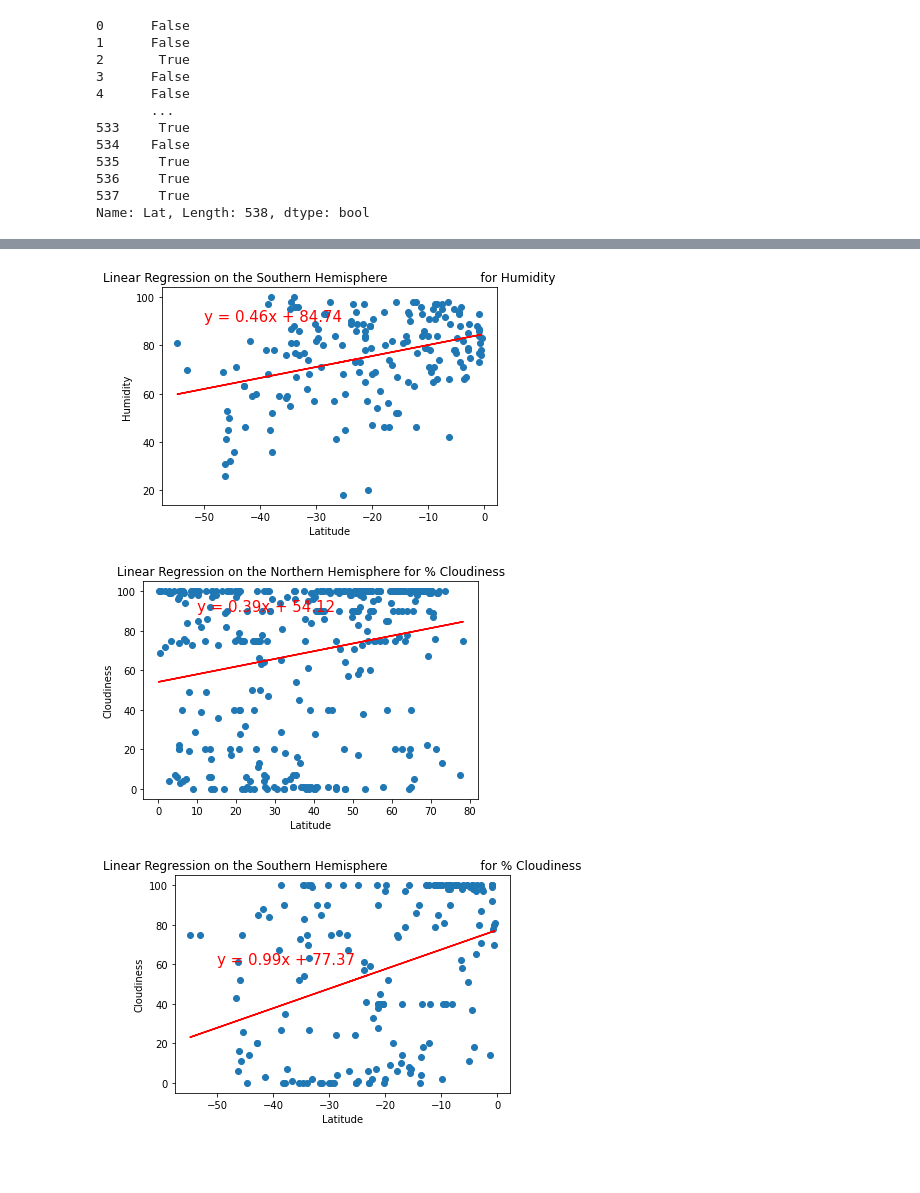
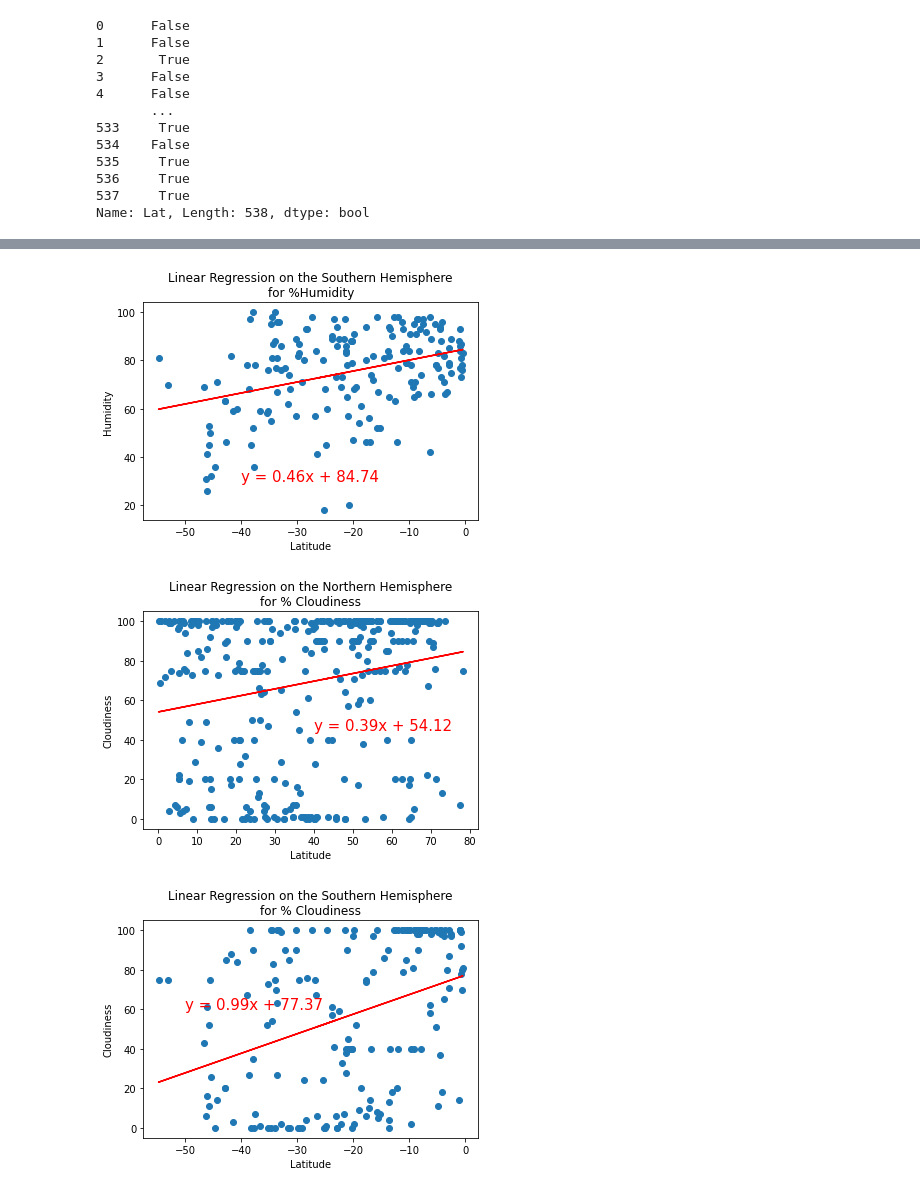
Before and after one commit to TeresaWehmeier/World_Weather_Analysis, a Jupyter notebook: WeatherPy.ipynb, the cells around one changed output, grey strips where cells are left out. Cells and saved outputs as stored; diff of their text form; code cells hidden in the pictures; blank space fills up the shorter version.

```diff
--- a/WeatherPy.ipynb
+++ b/WeatherPy.ipynb
@@ -415,32 +415,33 @@ plot_linear_regression(x_values, y_values,
 # %%
 # Linear regression on the Northern Hemisphere
 x_values = southern_hemi_df["Lat"]
 y_values = southern_hemi_df["Humidity"]
 # Call the function.
 plot_linear_regression(x_values, y_values,
-                       'Linear Regression on the Southern Hemisphere \
-                       for %Humidity', 'Humidity',(-50,90))
+                       'Linear Regression on the Southern Hemisphere'+ '\n' +
+                       'for %Humidity', 'Humidity',(-40,30))
 # %% [output]
-[figure, old version]
+[figure, new version]
 # %%
 # Linear regression on the Northern Hemisphere
 x_values = northern_hemi_df["Lat"]
 y_values = northern_hemi_df["Cloudiness"]
 # Call the function.
 plot_linear_regression(x_values, y_values,
-                       'Linear Regression on the Northern Hemisphere for % Cloudiness', 'Cloudiness',(10,90))
+                       'Linear Regression on the Northern Hemisphere'+ '\n' +
+                       'for % Cloudiness', 'Cloudiness',(40,45))
 # %% [output]
-[figure, old version]
+[figure, new version]
 # %%
 # Linear regression on the Northern Hemisphere
 x_values = southern_hemi_df["Lat"]
 y_values = southern_hemi_df["Cloudiness"]
 # Call the function.
 plot_linear_regression(x_values, y_values,
-                       'Linear Regression on the Southern Hemisphere \
-                       for % Cloudiness', 'Cloudiness',(-50,60))
+                       'Linear Regression on the Southern Hemisphere'+ '\n' +
+                       'for % Cloudiness', 'Cloudiness',(-50,60))
 # %% [output]
-[figure, old version]
+[figure, new version]
 # %%
 # Linear regression on the Northern Hemisphere
 x_values = northern_hemi_df["Lat"]
```
Also changed, not shown: parts of 7 cells of this notebook, 5 other files.
